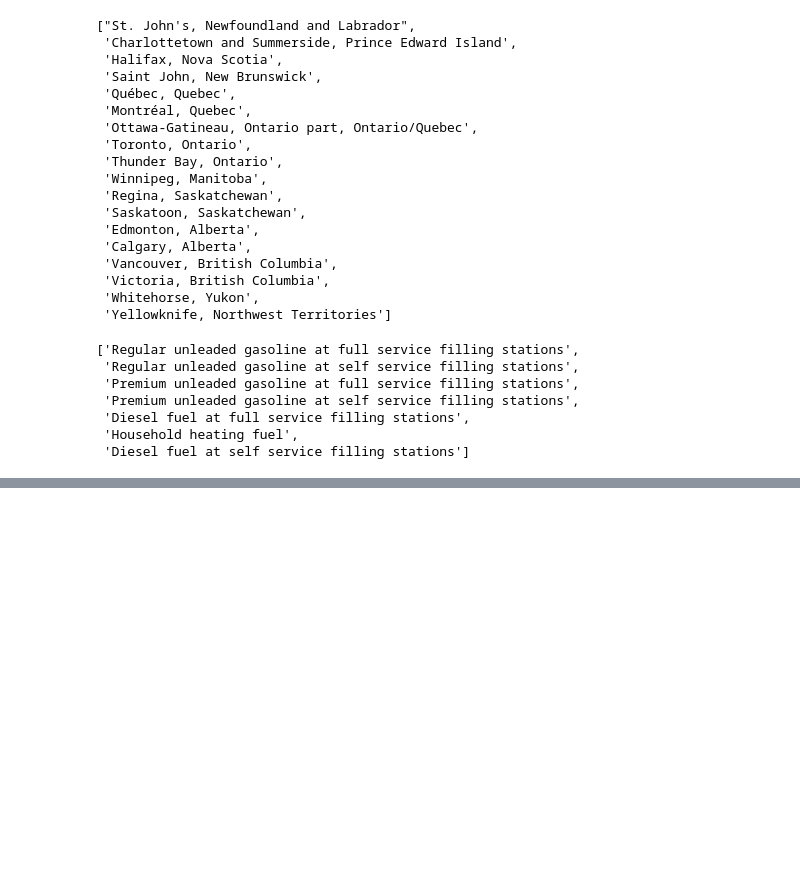
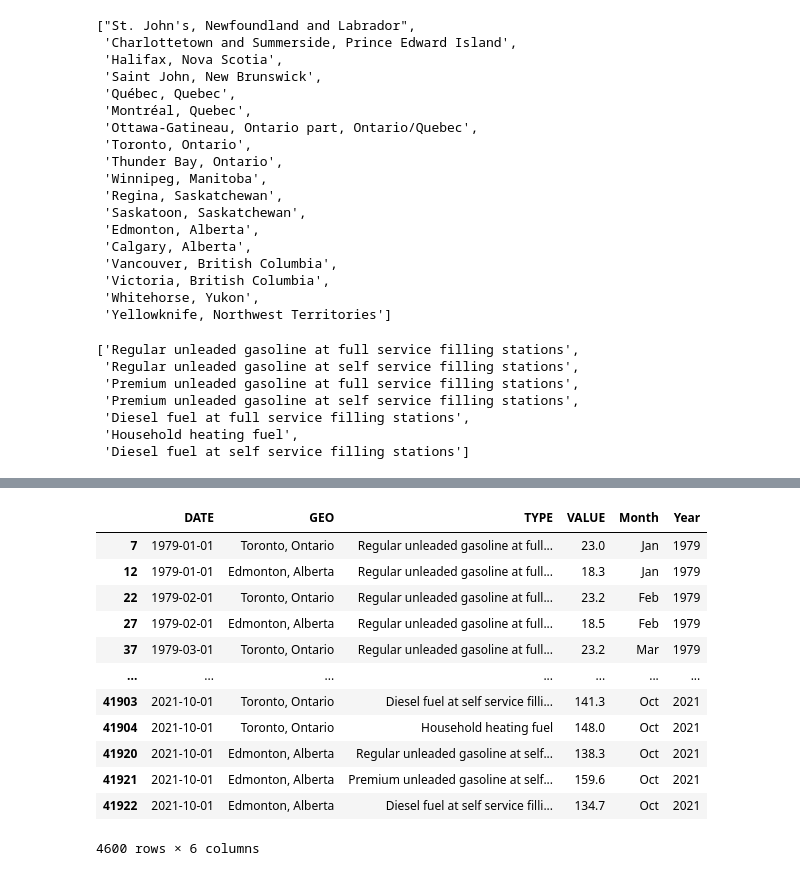
Before and after one commit to Zaki2409/canadian-gas-prices-analysis-EDA, a Jupyter notebook: Canadian Gasoline Prices EDA.ipynb, the cells around one changed output, grey strips where cells are left out. Drawn from its saved outputs; the diff is of its cells as text; code cells hidden in the pictures; blank space fills up the shorter version.

```diff
--- a/Canadian Gasoline Prices EDA.ipynb
+++ b/Canadian Gasoline Prices EDA.ipynb
@@ -154,0 +208,17 @@ data.TYPE.unique().tolist()
+# %%
+mult_loc = data[(data['GEO'] == "Toronto, Ontario") | (data['GEO'] == "Edmonton, Alberta")]
+mult_loc
+# %% [output]
+|  | DATE | GEO | TYPE | VALUE | Month | Year |
+| 7 | 1979-01-01 | Toronto, Ontario | Regular unleaded gasoline at full... | 23.0 | Jan | 1979 |
+| 12 | 1979-01-01 | Edmonton, Alberta | Regular unleaded gasoline at full... | 18.3 | Jan | 1979 |
+| 22 | 1979-02-01 | Toronto, Ontario | Regular unleaded gasoline at full... | 23.2 | Feb | 1979 |
+| 27 | 1979-02-01 | Edmonton, Alberta | Regular unleaded gasoline at full... | 18.5 | Feb | 1979 |
+| 37 | 1979-03-01 | Toronto, Ontario | Regular unleaded gasoline at full... | 23.2 | Mar | 1979 |
+| ... | ... | ... | ... | ... | ... | ... |
+| 41903 | 2021-10-01 | Toronto, Ontario | Diesel fuel at self service filli... | 141.3 | Oct | 2021 |
+| 41904 | 2021-10-01 | Toronto, Ontario | Household heating fuel | 148.0 | Oct | 2021 |
+| 41920 | 2021-10-01 | Edmonton, Alberta | Regular unleaded gasoline at self... | 138.3 | Oct | 2021 |
+| 41921 | 2021-10-01 | Edmonton, Alberta | Premium unleaded gasoline at self... | 159.6 | Oct | 2021 |
+| 41922 | 2021-10-01 | Edmonton, Alberta | Diesel fuel at self service filli... | 134.7 | Oct | 2021 |
+4600 rows × 6 columns
```
Also changed, not shown: parts of 16 cells of this notebook.
